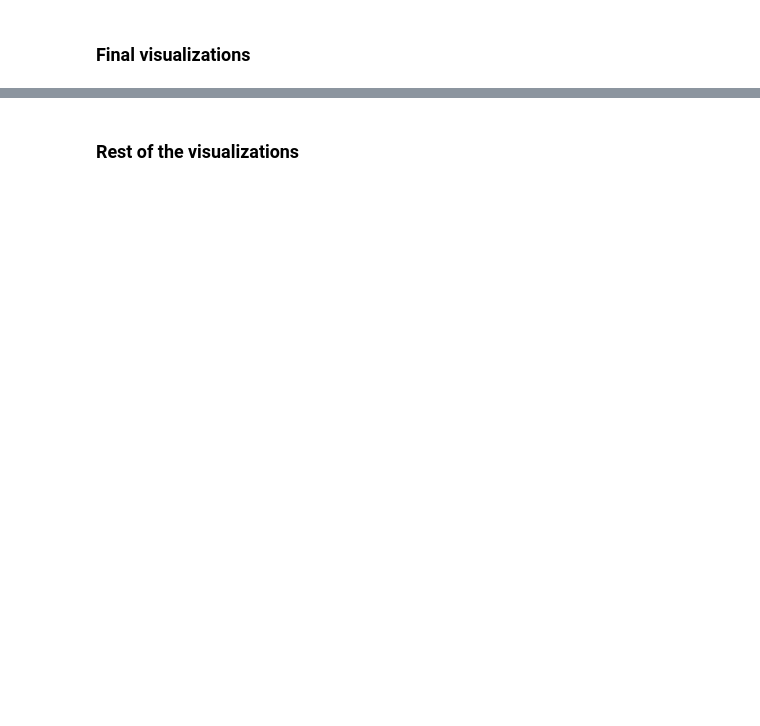
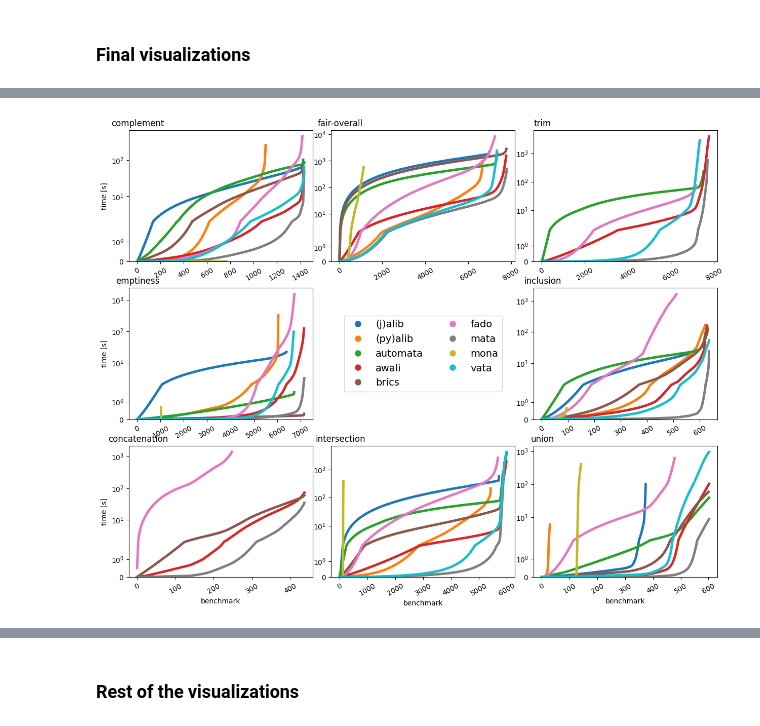
Before and after one commit to VeriFIT/mata-comparison-results, a Jupyter notebook: FinalInterpretation.ipynb, the cells around one changed output, grey strips where cells are left out. Drawn from its saved outputs; the diff is of its cells as text; code cells hidden in the pictures; blank space fills up the shorter version.

Commit message:
Regenerate fair overall

```diff
--- a/FinalInterpretation.ipynb
+++ b/FinalInterpretation.ipynb
@@ -45,5 +69,5 @@ for experiment_dir in os.listdir(DATA_DIR):
 # %%
-DATA_SOURCE = "./data/experiments-10-07"
+DATA_SOURCE = "./data/experiments-10-10-full"
 # %% [markdown]
 ## Creating DataFrame
 # %%
@@ -129,9 +153,9 @@ def to_bench(bench, src):
     elif 'comb/ere' in bench:
         return 'bc_ere'
     elif ('cox/diff' in bench or 'cox/inter' in bench) and 'union' in src :
-        return 'bc_cox_union'
+        return 'bc_union'
     elif ('cox/diff' in bench or 'cox/inter' in bench) and 'cox-inter' in src :
-        return 'bc_cox_inter'
+        return 'bc_inter'
     elif ('cox/diff' in bench or 'cox/inter' in bench) and 'cox-diff' in src :
         return 'bc_cox_diff'
     elif 'email_filter' in bench:
@@ -148,7 +172,7 @@ def to_bench(bench, src):
     elif 'presburger' in bench:
         return 'presburger'
     elif 'intersect' in bench:
-        return 'bc_intersect' if 'union' not in src else 'bc_intersect_union'
+        return 'bc_inter' if 'union' not in src else 'bc_union'
     print(f"{bench} unhandled")
     assert False
 
@@ -168,6 +192,7 @@ def to_value(val):
         return 'ERR'
     elif val == 'MISSING':
         return numpy.NAN
+        #return TIMEOUT
     elif val == 'TIMEOUT' or val == 'TO':
         return TIMEOUT
     print(f"{val} unhandled")
@@ -250,7 +309,8 @@ for grp, series in df.groupby(['bench', 'input', 'tool']):
     runtime = to_float(series[series['op'] == 'overall']['time'], None)
     parsing = to_float(series[series['op'] == 'parsing']['time'], 0)
     transform = to_float(series[series['op'] == 'transform']['time'], 0)
-    fair_runtime = runtime - parsing - transform
+    minterm = to_float(series[series['op'] == 'minterm']['time'], 0)
+    fair_runtime = runtime - parsing - transform - minterm
     if grp[2] == 'mona':
         data['time'].append(runtime)
     else:
@@ -277,5 +351,6 @@ def sum_generator(series, timeout=None):
 tools = sorted(t for t in set(df['tool']))
 tool_len = len(tools)
 color_map = {
-    t: c for (t, c) in zip(tools, mpl.colormaps['tab20'].resampled(tool_len).colors)
+    t: c for (t, c) in zip(tools, mpl.colormaps['tab10'].resampled(tool_len).colors)
 }
+axis_scale = "symlog"
@@ -321,41 +478,58 @@ for op in ('runtime', 'fair-overall'):
 op_list = sorted(list(set(list(df['op']))))
 print(f"available: {op_list}")
 op_list = [
-    'complement', 'concatenation', 'determization',
-    'emptiness', 'fair-overall', 'inclusion',
-    'interpretation', 'intersection', 'minterm',
-    'overall', 'parsing', 'reduce',
-    'runtime', 'transform', 'trim', 'union'
+    'complement',    'fair-overall',      'trim',
+    'emptiness',                     'inclusion',
+    'concatenation', 'intersection', 'union'
+    #'determization',
+    #'overall',
+    #'interpretation',
+    #'minterm',
+    #'parsing', 'reduce',
+    #'runtime', 'transform',
 ]
 item_no = len(op_list)
 x_dim = item_no // 3 + 1
 y_dim = min(item_no, 3)
-fig, ax = plt.subplots(x_dim, y_dim, figsize=(x_dim * 5, y_dim * 6))
-plt.subplots_adjust(top=0.99, bottom=0.01, hspace=0.2, wspace=0.10)
 
-for grp in op_list:
-    series = df[df['op'] == grp]
-    i = op_list.index(grp)
-    grp_name = f"{grp}"
 
-    data = {}
-    for tool, values in series.groupby('tool'):
-        data[tool] = list(sum_generator(values, timeout=TIMEOUT))
+for sum_op, sum_name in [(sum_generator, "sum"), (nosum_generator, "nosum")]:
+    fig, ax = plt.subplots(x_dim, y_dim, figsize=(x_dim * 5, y_dim * 3))
+    plt.subplots_adjust(top=0.99, bottom=0.01, hspace=0.2, wspace=0.10)
 
-    g = seaborn.lineplot(
-        data, linewidth=3.5, palette=color_map, dashes="", ax=ax[i // 3, i % 3] if item_no > 1 else ax
-    )
+    i = 0
+    for grp in op_list:
+        series = df[df['op'] == grp]
+        grp_name = f"{grp}"
 
-    g.set(yscale="logit")
-    g.set_xticklabels(g.get_xticklabels(), rotation=30)
-    g.set_title(f"{grp}", x=0.05)
-    if i % 3 == 0:
-        g.set_ylabel("time [s]")
-    if i // 3 == 2:
-        g.set_xlabel("benchmark")
+        data = {}
+        for tool, values in series.groupby('tool'):
+            data[tool] = list(sum_op(values, timeout=TIMEOUT))
 
-    seaborn.move_legend(g, "upper left", bbox_to_anchor=(0., 1), frameon=True)
-    x_lim_min, x_lim_max = g.get_xlim()
-    g.set_xlim((x_lim_min, x_lim_max))
+        g = seaborn.lineplot(
+            data, linewidth=3.5, palette=color_map, dashes="", ax=ax[i // 3, i % 3] if item_no > 1 else ax
+        )
+        g.legend([], [], frameon=False)
 
-save_figure(f"paper-cactus-plot-per-operation")
+        g.set(yscale=axis_scale)
+        g.set_xticklabels(g.get_xticklabels(), rotation=30)
+        g.set_title(f"{grp}", x=0.05)
+        if i % 3 == 0:
+            g.set_ylabel("time [s]")
+        if i // 3 == 2:
+            g.set_xlabel("benchmark")
+
+        #seaborn.move_legend(g, "upper left", bbox_to_anchor=(0., 1), frameon=False)
+        x_lim_min, x_lim_max = g.get_xlim()
+        g.set_xlim((x_lim_min, x_lim_max))
+        y_lim_min, y_lim_max = g.get_ylim()
+        g.set_ylim((0, max(y_lim_min, y_lim_max)))
+
+        i += 1
+        if i == 4:
+            i += 1
+    disable_axis(ax, 4)
+    print_legend(ax, 4)
+    save_figure(f"paper-cactus-plot-per-operation-{sum_name}")
+    save_figure(f"paper-cactus-plot-per-operation-{sum_name}", ext=".pdf")
+# %% [output]
@@ -361,0 +541 @@ save_figure(f"paper-cactus-plot-per-operation")
+[figure, added]
```
Also changed, not shown: parts of 17 cells of this notebook, 7 other files.
